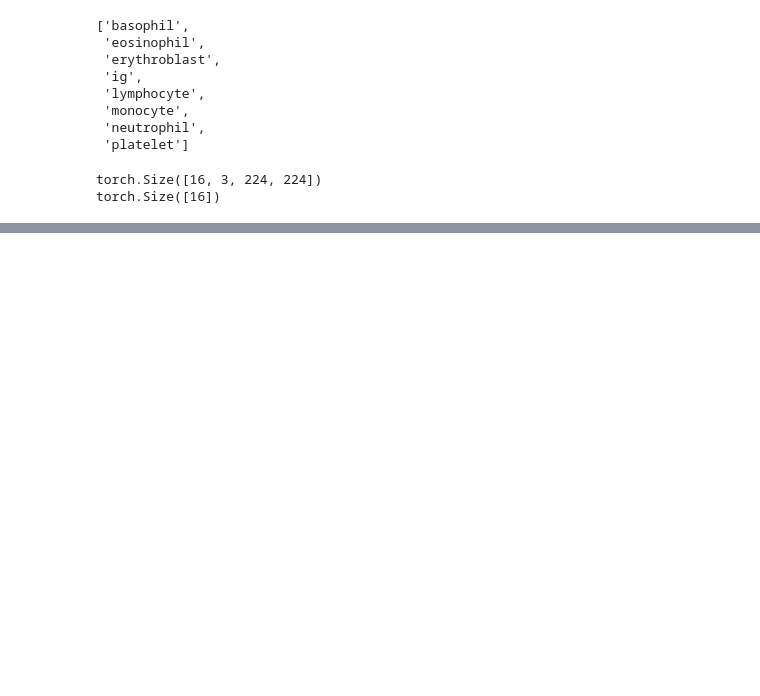
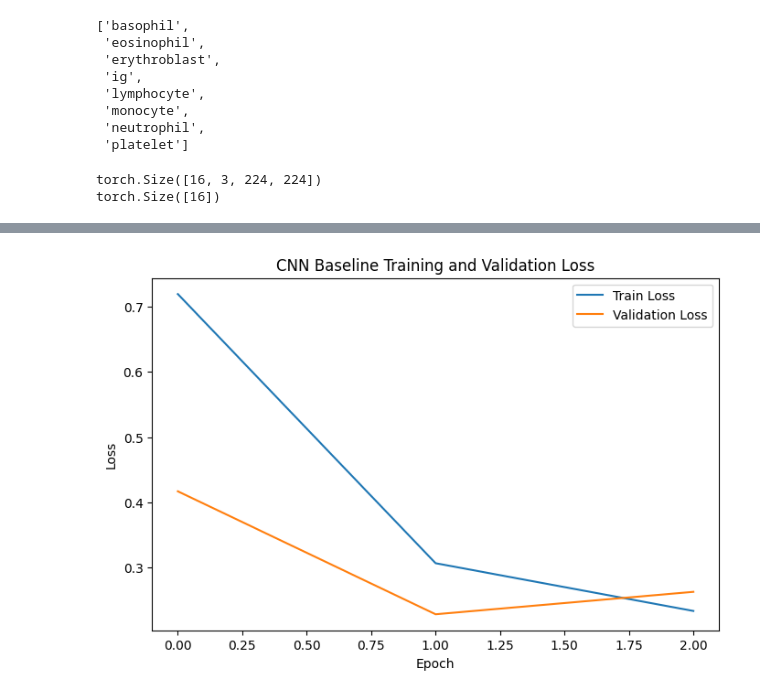
Before and after one commit to delkhosh20/blood-cell-xai, a Jupyter notebook: notebooks/03_CNN_Baseline.ipynb, the cells around one changed output, grey strips where cells are left out. Saved outputs shown, nothing was run; the diff lists cells and outputs as text; code cells hidden in the pictures; blank space fills up the shorter version.

Commit message:
Add CNN baseline model and evaluation

```diff
--- a/notebooks/03_CNN_Baseline.ipynb
+++ b/notebooks/03_CNN_Baseline.ipynb
@@ -10,3 +17,10 @@ import matplotlib.pyplot as plt
 sys.path.append("..")
 
 from src.data import get_dataloaders
+# %%
+if torch.backends.mps.is_available():
+    device = torch.device("mps")
+else:
+    device = torch.device("cpu")
+
+print("Using device:", device)
@@ -44,0 +93,9 @@ torch.Size([16])
+# %%
+num_classes = len(class_names)
+
+model = SimpleCNN(num_classes).to(device)
+
+criterion = nn.CrossEntropyLoss()
+optimizer = optim.Adam(model.parameters(), lr=0.001)
+
+model
@@ -44,0 +192,14 @@ torch.Size([16])
+# %%
+plt.figure(figsize=(8,5))
+
+plt.plot(train_losses, label="Train Loss")
+plt.plot(val_losses, label="Validation Loss")
+
+plt.xlabel("Epoch")
+plt.ylabel("Loss")
+plt.title("CNN Baseline Training and Validation Loss")
+plt.legend()
+
+plt.show()
+# %% [output]
+[figure, added]
```
Also changed, not shown: parts of 12 cells of this notebook, 3 other files.
